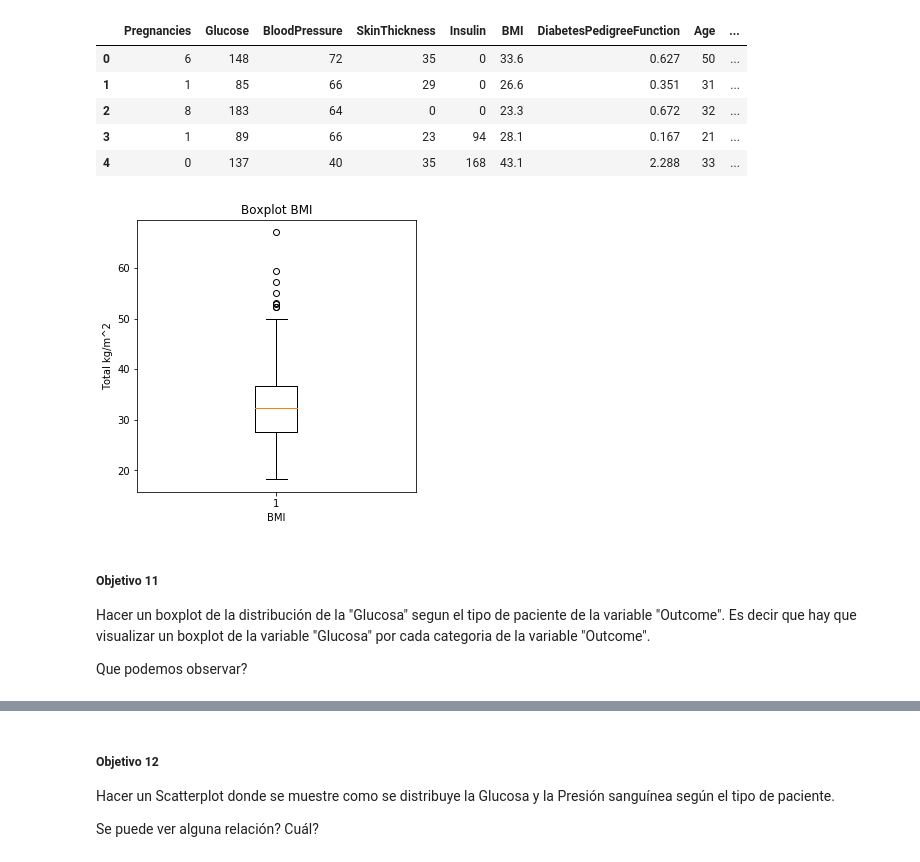
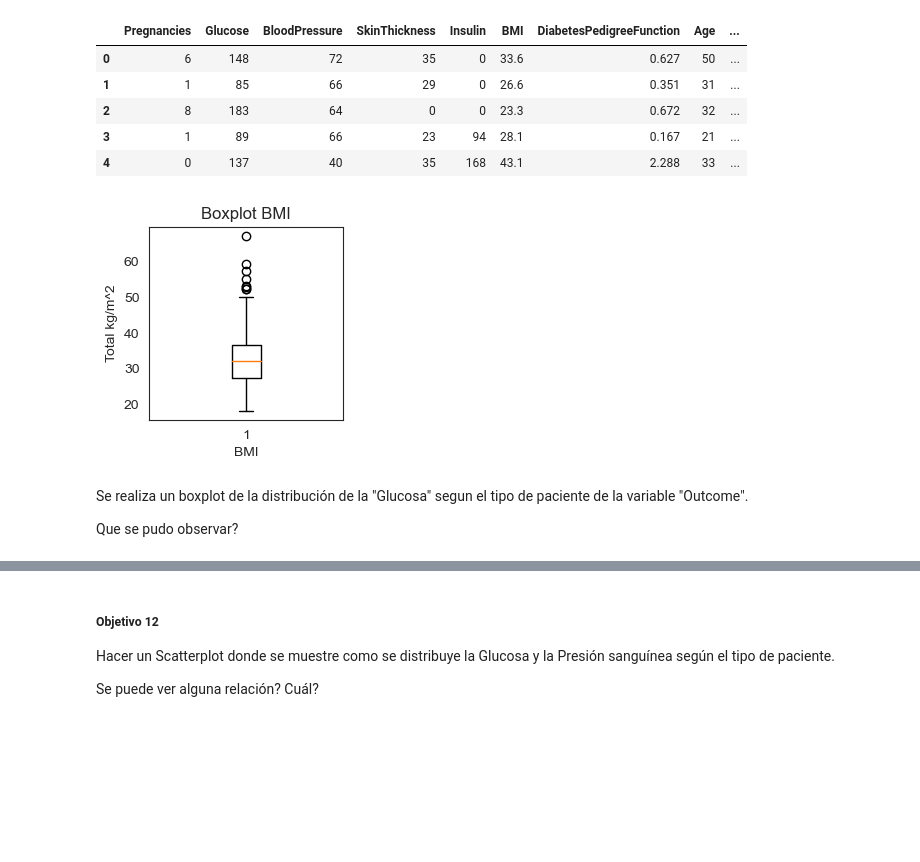
Before and after one commit to aiadrahimi/Data-Science, a Jupyter notebook: Data Science/Instituto Nacional de Diabetes/análisis_diabetes_aiadrahimi.ipynb, the cells around one changed output, grey strips where cells are left out. Cells and saved outputs as stored; diff of their text form; code cells hidden in the pictures; blank space fills up the shorter version.

```diff
--- a/Data Science/Instituto Nacional de Diabetes/análisis_diabetes_aiadrahimi.ipynb
+++ b/Data Science/Instituto Nacional de Diabetes/análisis_diabetes_aiadrahimi.ipynb
@@ -34,7 +28,7 @@ Lo primero que deberan hacer será importar
 - el dataset
 - corroborar que lo hayamos cargado correctamente.
 # %%
-dataset = pd.read_csv(r'C:\Users\samsung lap\Desktop\Facu\6to año\Ciencia de datos\ClusterAI_TP_dataset_diabetes.csv')
+dataset = pd.read_csv(r'C:\Users\rahim\Desktop\Ciencia de datos\GitHub\Instituto Nacional de Diabetes\dataset_diabetes.csv')
 dataset.head()
 # %% [output]
 |  | Pregnancies | Glucose | BloodPressure | SkinThickness | Insulin | BMI | DiabetesPedigreeFunction | Age | ... |
@@ -209,20 +195,18 @@ dataset_BMI_filtrado.head()
 | 3 | 1 | 89 | 66 | 23 | 94 | 28.1 | 0.167 | 21 | ... |
 | 4 | 0 | 137 | 40 | 35 | 168 | 43.1 | 2.288 | 33 | ... |
 # %%
-plt.subplots(figsize=(5, 5))
+plt.subplots(figsize=(2.5, 2.5))
 plt.boxplot(dataset_BMI_filtrado.BMI)
 plt.title('Boxplot BMI')
 plt.ylabel('Total kg/m^2')
 plt.xlabel("BMI")
 plt.show()
 # %% [output]
-[figure, old version]
+[figure, new version]
 # %% [markdown]
-##### **Objetivo 11**
+Se realiza un boxplot de la distribución de la "Glucosa" segun el tipo de paciente de la variable "Outcome".
 
-Hacer un boxplot de la distribución de la "Glucosa" segun el tipo de paciente de la variable "Outcome". Es decir que hay que visualizar un boxplot de la variable "Glucosa" por cada categoria de la variable "Outcome".
-
-Que podemos observar?
+Que se pudo observar?
 # %%
 # Se filtra con .loc el Datraframe para la columna BMI
 dataset_outcome_0 = dataset.loc[dataset['Outcome']==0]
```
Also changed, not shown: parts of 29 cells of this notebook.
